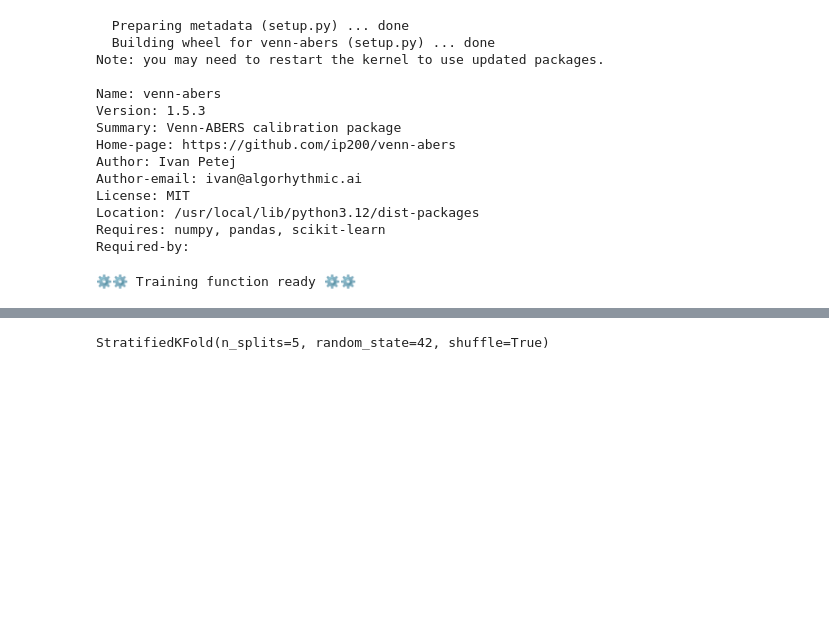
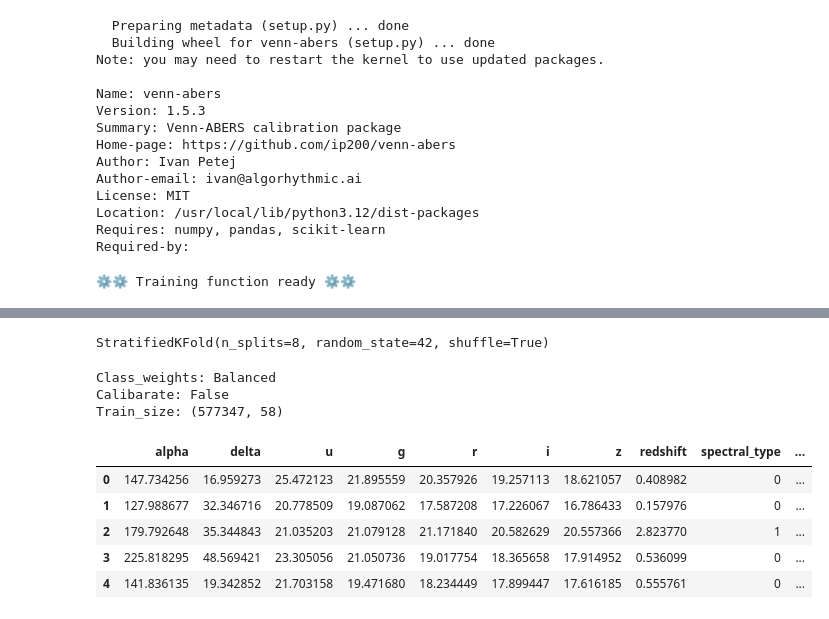
Before and after one commit to coded-sly/ps6e6-Stellar-Class, a Jupyter notebook: ps6e6-cat-calibrated-stellar.ipynb, the cells around one changed output, grey strips where cells are left out. Drawn from its saved outputs; the diff is of its cells as text; code cells hidden in the pictures; blank space fills up the shorter version.

```diff
--- a/ps6e6-cat-calibrated-stellar.ipynb
+++ b/ps6e6-cat-calibrated-stellar.ipynb
@@ -1180,5 +1137,5 @@ rm: cannot remove '/kaggle/working/': Device or resource busy
 # %%
-version_name = 'cat_fe0_'
+VERS = 'cat_fe0_'
 all_model_predictions = {}
 
 ALL_CATS = CATS + INTER + ROUNDS
@@ -1188,12 +1145,32 @@ SEED_3 = 1234
 SEED_4 = 24611
 SEED_5 = 0
 
-CFG['FOLDS'] = 5
-kf = StratifiedKFold(n_splits=CFG['FOLDS'], shuffle=True, random_state=CFG['SEED'])
+CFG['FOLDS'] = 8
+skf = StratifiedKFold(n_splits=CFG['FOLDS'], shuffle=True, random_state=CFG['SEED'])
 
-kf
+skf
 # %% [output]
-StratifiedKFold(n_splits=5, random_state=42, shuffle=True)
+StratifiedKFold(n_splits=8, random_state=42, shuffle=True)
+# %%
+CLASS_WEIGHT    = "Balanced" # None, 'balanced'
+USE_CALIBRATION = False
+USE_FULL_TRAIN  = True
+
+x_sample, x_sample2 = train_test_split(train, train_size=0.05, stratify=train[TARGET], random_state=0)
+train_data = train.copy() if USE_FULL_TRAIN else x_sample.reset_index(drop=True).copy()
+
+print(f"Class_weights: {CLASS_WEIGHT}\nCalibarate: {USE_CALIBRATION}\nTrain_size: {train_data.shape}")
+train_data.head()
+# %% [output]
+Class_weights: Balanced
+Calibarate: False
+Train_size: (577347, 58)
+|  | alpha | delta | u | g | r | i | z | redshift | spectral_type | ... |
+| 0 | 147.734256 | 16.959273 | 25.472123 | 21.895559 | 20.357926 | 19.257113 | 18.621057 | 0.408982 | 0 | ... |
+| 1 | 127.988677 | 32.346716 | 20.778509 | 19.087062 | 17.587208 | 17.226067 | 16.786433 | 0.157976 | 0 | ... |
+| 2 | 179.792648 | 35.344843 | 21.035203 | 21.079128 | 21.171840 | 20.582629 | 20.557366 | 2.823770 | 1 | ... |
+| 3 | 225.818295 | 48.569421 | 23.305056 | 21.050736 | 19.017754 | 18.365658 | 17.914952 | 0.536099 | 0 | ... |
+| 4 | 141.836135 | 19.342852 | 21.703158 | 19.471680 | 18.234449 | 17.899447 | 17.616185 | 0.555761 | 0 | ... |
 # %%
 # ## ==== PARAMETER ADJUSTMENT TRAINER ====
 # """
```
Also changed, not shown: parts of 26 cells of this notebook.
